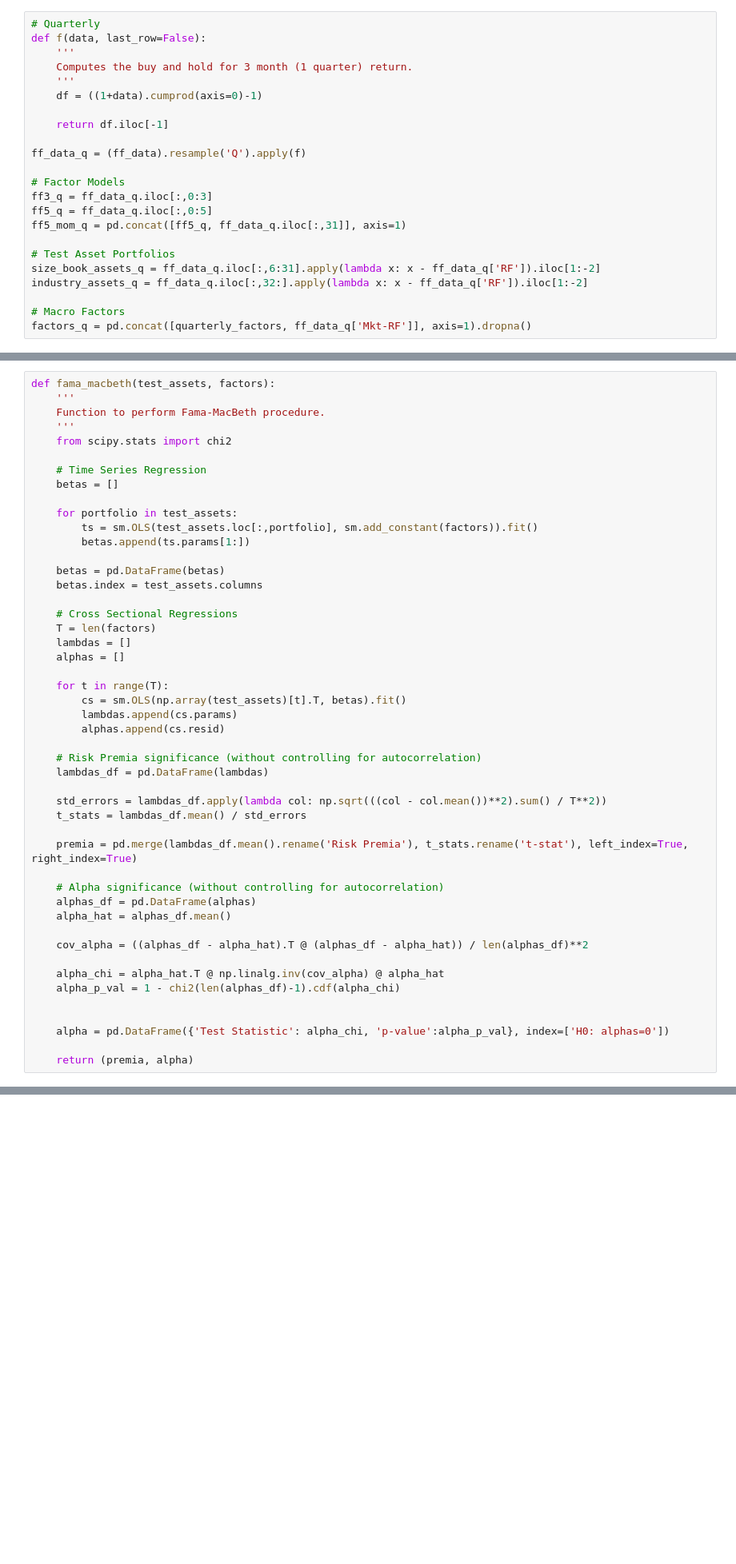
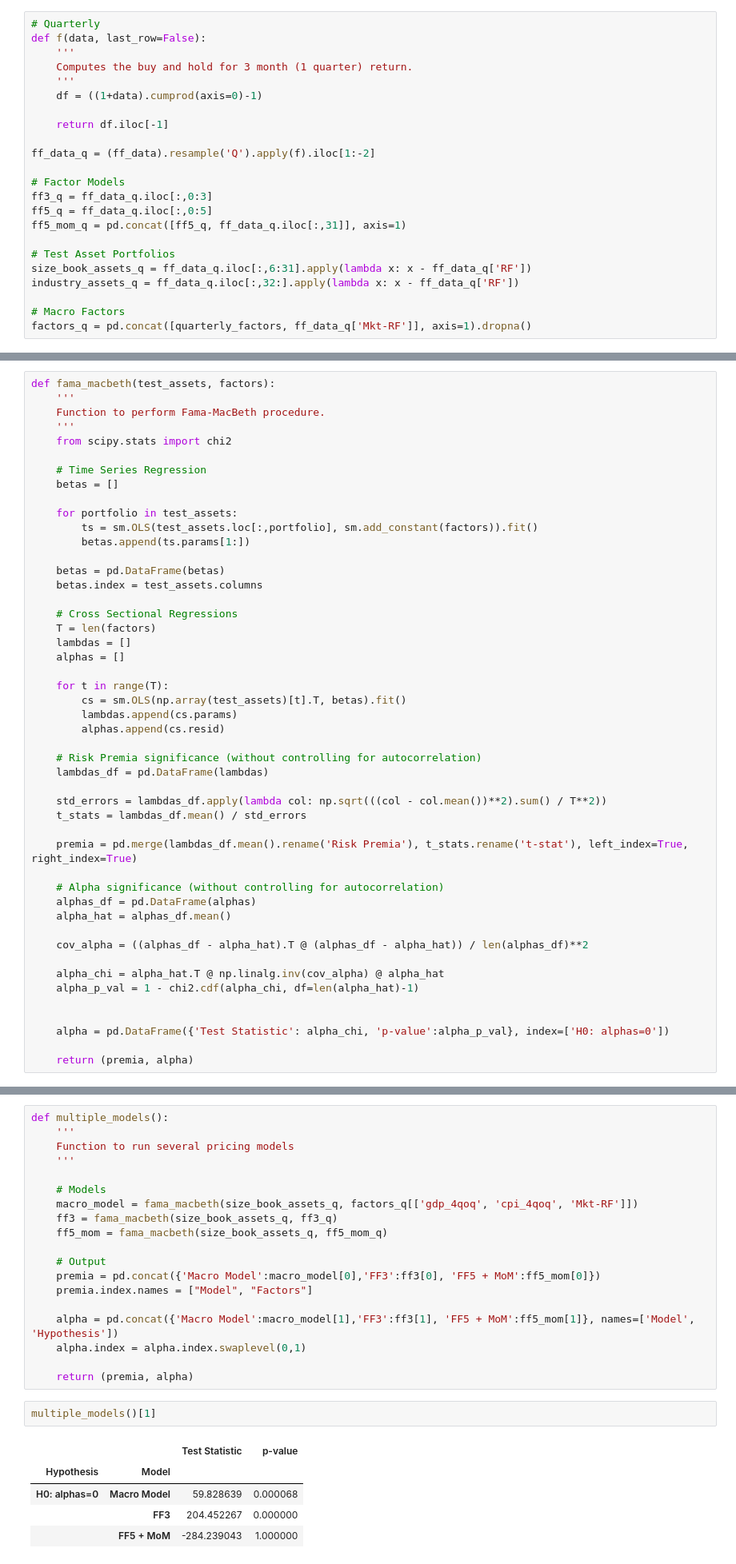
Before and after one commit to santoromano/Macro-Cross-Sectional-Analysis, a Jupyter notebook: empirics.ipynb, the cells around one changed output, grey strips where cells are left out. Shown at 80% size. Drawn from its saved outputs; the diff is of its cells as text; blank space fills up the shorter version.

Commit message:
Fixed the alpha tests

```diff
--- a/empirics.ipynb
+++ b/empirics.ipynb
@@ -42,7 +42,7 @@ def f(data, last_row=False):
 
     return df.iloc[-1]
 
-ff_data_q = (ff_data).resample('Q').apply(f)
+ff_data_q = (ff_data).resample('Q').apply(f).iloc[1:-2]
 
 # Factor Models
 ff3_q = ff_data_q.iloc[:,0:3]
@@ -50,8 +50,8 @@ ff5_q = ff_data_q.iloc[:,0:5]
 ff5_mom_q = pd.concat([ff5_q, ff_data_q.iloc[:,31]], axis=1)
 
 # Test Asset Portfolios
-size_book_assets_q = ff_data_q.iloc[:,6:31].apply(lambda x: x - ff_data_q['RF']).iloc[1:-2]
-industry_assets_q = ff_data_q.iloc[:,32:].apply(lambda x: x - ff_data_q['RF']).iloc[1:-2]
+size_book_assets_q = ff_data_q.iloc[:,6:31].apply(lambda x: x - ff_data_q['RF'])
+industry_assets_q = ff_data_q.iloc[:,32:].apply(lambda x: x - ff_data_q['RF'])
 
 # Macro Factors
 factors_q = pd.concat([quarterly_factors, ff_data_q['Mkt-RF']], axis=1).dropna()
@@ -485,7 +485,7 @@ def fama_macbeth(test_assets, factors):
     cov_alpha = ((alphas_df - alpha_hat).T @ (alphas_df - alpha_hat)) / len(alphas_df)**2
 
     alpha_chi = alpha_hat.T @ np.linalg.inv(cov_alpha) @ alpha_hat
-    alpha_p_val = 1 - chi2(len(alphas_df)-1).cdf(alpha_chi)
+    alpha_p_val = 1 - chi2.cdf(alpha_chi, df=len(alpha_hat)-1)
 
 
     alpha = pd.DataFrame({'Test Statistic': alpha_chi, 'p-value':alpha_p_val}, index=['H0: alphas=0'])
@@ -502,0 +503,27 @@ fama_macbeth(size_book_assets_q, factors_q[['gdp_4qoq', 'cpi_4qoq', 'Mkt-RF']])
+# %%
+def multiple_models():
+    '''
+    Function to run several pricing models
+    '''
+
+    # Models
+    macro_model = fama_macbeth(size_book_assets_q, factors_q[['gdp_4qoq', 'cpi_4qoq', 'Mkt-RF']])
+    ff3 = fama_macbeth(size_book_assets_q, ff3_q)
+    ff5_mom = fama_macbeth(size_book_assets_q, ff5_mom_q)
+
+    # Output
+    premia = pd.concat({'Macro Model':macro_model[0],'FF3':ff3[0], 'FF5 + MoM':ff5_mom[0]})
+    premia.index.names = ["Model", "Factors"]
+
+    alpha = pd.concat({'Macro Model':macro_model[1],'FF3':ff3[1], 'FF5 + MoM':ff5_mom[1]}, names=['Model', 'Hypothesis'])
+    alpha.index = alpha.index.swaplevel(0,1)
+
+    return (premia, alpha)
+# %%
+multiple_models()[1]
+# %% [output]
+|  |  | Test Statistic | p-value |
+| Hypothesis | Model |  |  |
+| H0: alphas=0 | Macro Model | 59.828639 | 0.000068 |
+|  | FF3 | 204.452267 | 0.000000 |
+|  | FF5 + MoM | -284.239043 | 1.000000 |
```
Also changed, not shown: parts of 2 cells of this notebook.
